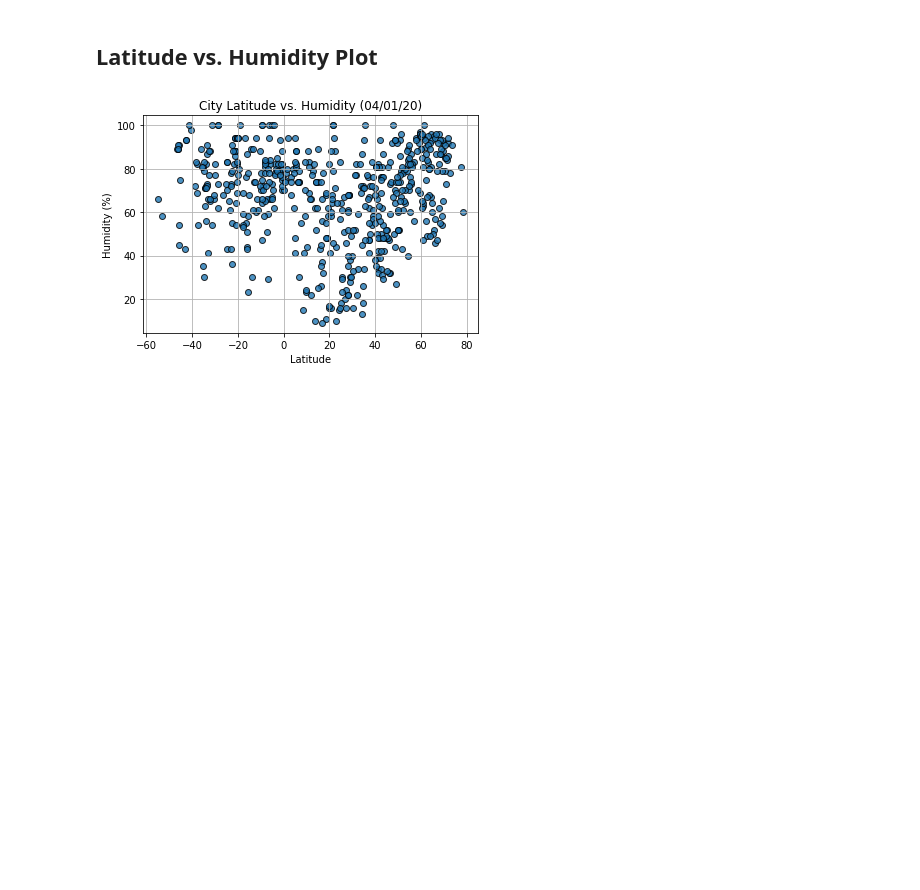
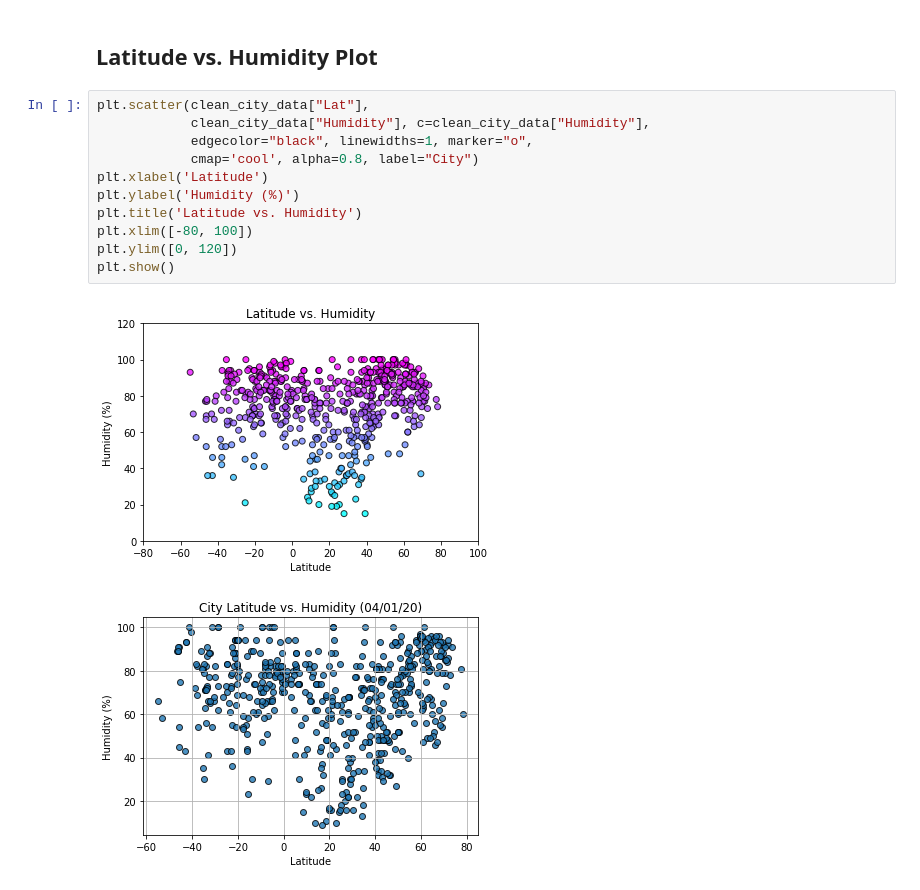
Before and after one commit to SandyGoodell/python-api-challenge, a Jupyter notebook: WeatherPy/WeatherPy.ipynb, the cells around one changed output. Saved outputs shown, nothing was run; the diff lists cells and outputs as text; blank space fills up the shorter version.

```diff
--- a/WeatherPy/WeatherPy.ipynb
+++ b/WeatherPy/WeatherPy.ipynb
@@ -260,5 +255,18 @@ Int64Index([], dtype='int64')
 # %% [markdown]
 ## Latitude vs. Humidity Plot
+# %%
+plt.scatter(clean_city_data["Lat"],
+            clean_city_data["Humidity"], c=clean_city_data["Humidity"],
+            edgecolor="black", linewidths=1, marker="o",
+            cmap='cool', alpha=0.8, label="City")
+plt.xlabel('Latitude')
+plt.ylabel('Humidity (%)')
+plt.title('Latitude vs. Humidity')
+plt.xlim([-80, 100])
+plt.ylim([0, 120])
+plt.show()
+# %% [output]
+[figure, added]
 # %%
 # %% [output]
 [figure]
```
Also changed, not shown: parts of 15 cells of this notebook, 1 other file.
